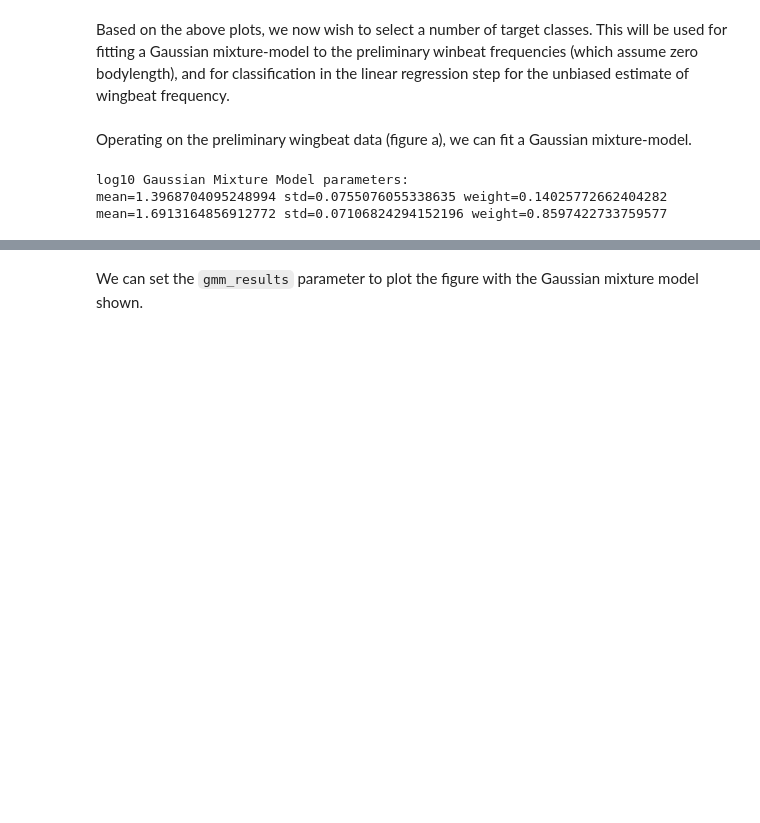
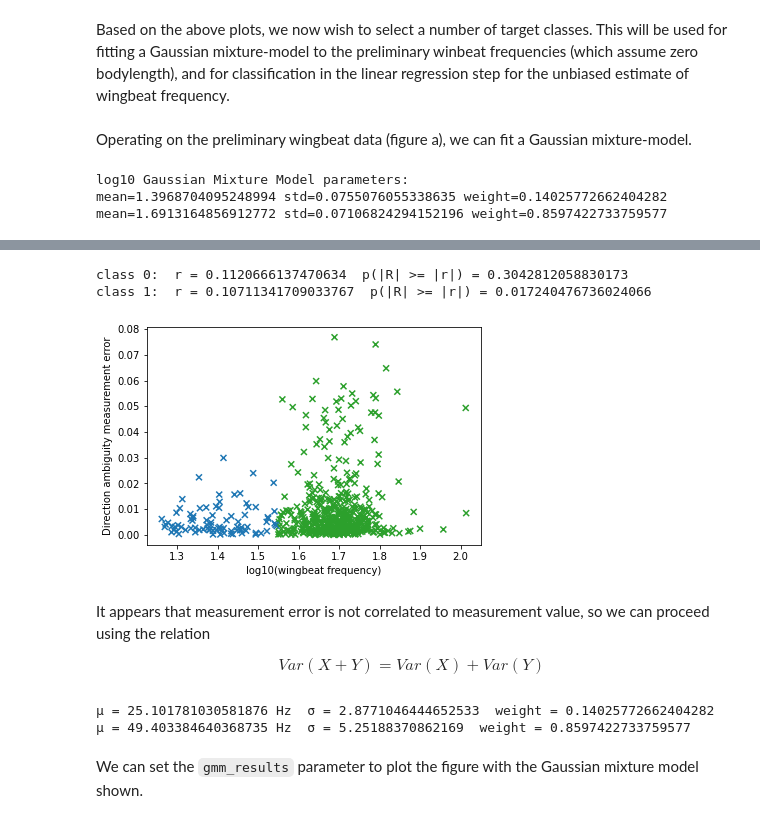
Before and after one commit to J-Wall/camfi, a Jupyter notebook: examples/wingbeat_analysis.ipynb, the cells around one changed output, grey strips where cells are left out. Cells and saved outputs as stored; diff of their text form; code cells hidden in the pictures; blank space fills up the shorter version.

```diff
--- a/examples/wingbeat_analysis.ipynb
+++ b/examples/wingbeat_analysis.ipynb
@@ -132,3 +142,56 @@ print("\n".join(f"{10 ** r.mean} Hz" for r in gmm_results))
+# %%
+log10_means = (np.log10(above_thresh.wb_freq_down) + np.log10(above_thresh.wb_freq_up)) / 2
+log10_errors = log10_means - np.log10(above_thresh.wb_freq_down)
+
+densities = np.stack([stats.norm.pdf(log10_means, loc=r.mean, scale=r.std) for r in gmm_results])
+gmm_classification_prediction = densities.argmax(axis=0)
+# %%
+fig = plt.figure()
+ax = fig.add_subplot(
+    111,
+    xlabel="log10(wingbeat frequency)",
+    ylabel="Direction ambiguity measurement error",
+)
+ax.scatter(
+    log10_means,
+    log10_errors,
+    marker="x",
+    c=np.array(["tab:blue", "tab:green"])[gmm_classification_prediction],
+)
+
+for i in range(n_classes):
+    class_mask = gmm_classification_prediction == i
+    r, p = stats.pearsonr(log10_means[class_mask], log10_errors[class_mask])
+    print(f"class {i}:  r = {r}  p(|R| >= |r|) = {p}")
+# %% [output]
+class 0:  r = 0.1120666137470634  p(|R| >= |r|) = 0.3042812058830173
+class 1:  r = 0.10711341709033767  p(|R| >= |r|) = 0.017240476736024066
+[figure, added]
+# %% [markdown]
+It appears that measurement error is not correlated to measurement value, so we can proceed using the relation
+
+$$ Var(X + Y) = Var(X) + Var(Y) $$
+# %%
+log10_wingbeat_gaussians = []
+
+for i in range(n_classes):
+    class_mask = gmm_classification_prediction == i
+    error_var = np.var(log10_errors[class_mask], ddof=1)
+    log10_wingbeat_var = gmm_results[i].std ** 2 - error_var
+    log10_wingbeat_gaussians.append(
+        WeightedGaussian(
+            mean=gmm_results[i].mean,
+            std=np.sqrt(log10_wingbeat_var),
+            weight=gmm_results[i].weight,
+        )
+    )
+
+for weighted_gaussian in log10_wingbeat_gaussians:
+    mean_hz, std_hz = weighted_gaussian.get_natural_params_from_log(10.0)
+    print(f"μ = {mean_hz} Hz  σ = {std_hz}  weight = {weighted_gaussian.weight}")
+# %% [output]
+μ = 25.101781030581876 Hz  σ = 2.8771046444652533  weight = 0.14025772662404282
+μ = 49.403384640368735 Hz  σ = 5.25188370862169  weight = 0.8597422733759577
 # %% [markdown]
 We can set the `gmm_results` parameter to plot the figure with the Gaussian mixture model shown.
 # %%
```
Also changed, not shown: parts of 16 cells of this notebook, 1 other file.
